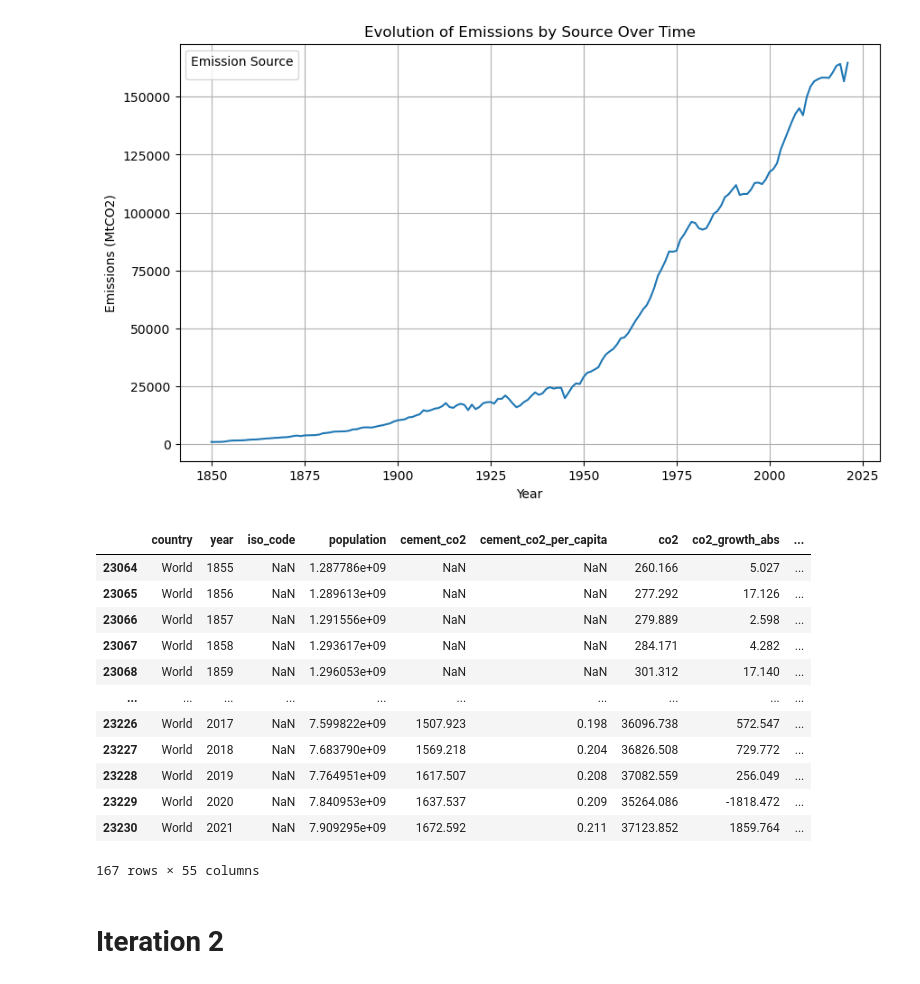
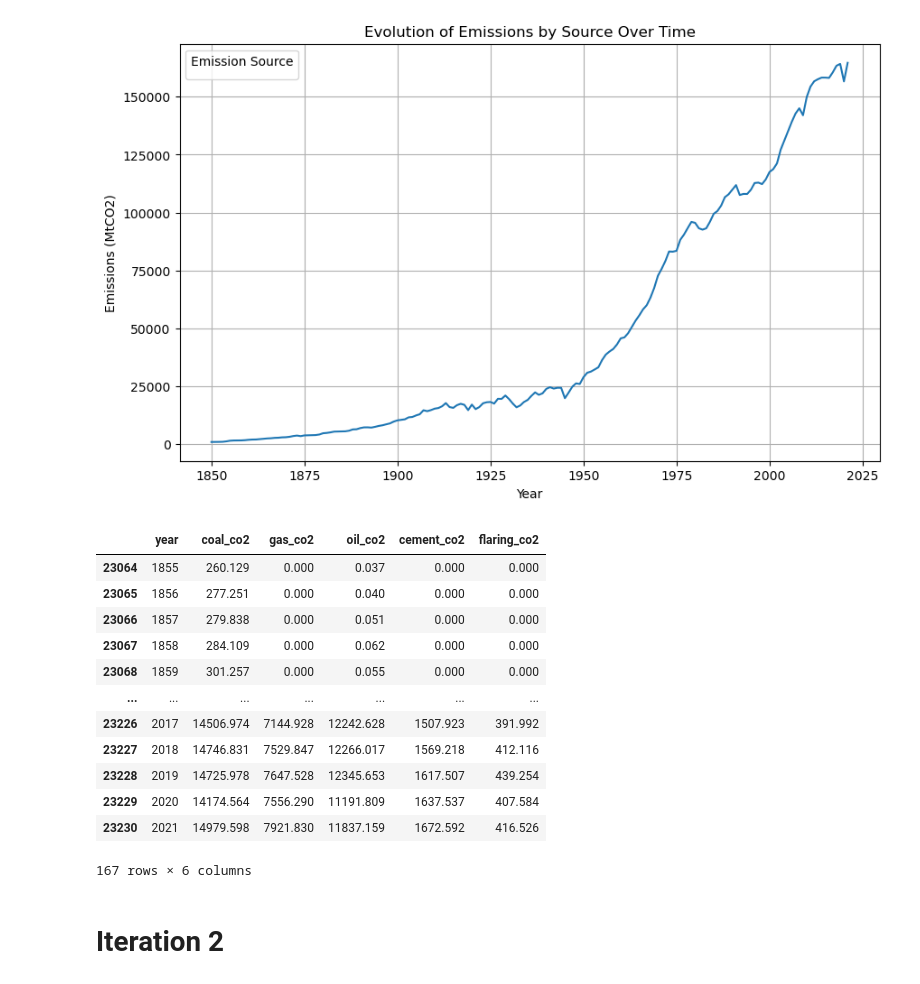
Before and after one commit to Sergio0602/Project-2--EDA, a Jupyter notebook: question-2.ipynb, the cells around one changed output. Saved outputs shown, nothing was run; the diff lists cells and outputs as text; code cells hidden in the pictures.

```diff
--- a/question-2.ipynb
+++ b/question-2.ipynb
@@ -330,7 +309,8 @@ los nulos pasan a ser ceros.
 # %%
 columns_to_check = ["cement_co2", "coal_co2", "flaring_co2", "gas_co2", "land_use_change_co2", "oil_co2"]
 
-df[columns_to_check].fillna(0, inplace=True)
+df[columns_to_check] = df[columns_to_check].fillna(0)
+
 
 info = pd.DataFrame({
     "Count": [df.shape[0]] * len(columns_to_check),
@@ -385,23 +361,22 @@ plt.show()
 No artists with labels found to put in legend.  Note that artists whose label start with an underscore are ignored when legend() is called with no argument.
 [figure]
 # %%
-df_world = df[df['country'] == 'World']
+df_world = df[df['country'] == 'World'][["year", "coal_co2", "gas_co2", "oil_co2","cement_co2", "flaring_co2"]]
 df_world
-# skim(df_world)
 # %% [output]
-|  | country | year | iso_code | population | cement_co2 | cement_co2_per_capita | co2 | co2_growth_abs | ... |
-| 23064 | World | 1855 | NaN | 1.287786e+09 | NaN | NaN | 260.166 | 5.027 | ... |
-| 23065 | World | 1856 | NaN | 1.289613e+09 | NaN | NaN | 277.292 | 17.126 | ... |
-| 23066 | World | 1857 | NaN | 1.291556e+09 | NaN | NaN | 279.889 | 2.598 | ... |
-| 23067 | World | 1858 | NaN | 1.293617e+09 | NaN | NaN | 284.171 | 4.282 | ... |
-| 23068 | World | 1859 | NaN | 1.296053e+09 | NaN | NaN | 301.312 | 17.140 | ... |
-| ... | ... | ... | ... | ... | ... | ... | ... | ... | ... |
-| 23226 | World | 2017 | NaN | 7.599822e+09 | 1507.923 | 0.198 | 36096.738 | 572.547 | ... |
-| 23227 | World | 2018 | NaN | 7.683790e+09 | 1569.218 | 0.204 | 36826.508 | 729.772 | ... |
-| 23228 | World | 2019 | NaN | 7.764951e+09 | 1617.507 | 0.208 | 37082.559 | 256.049 | ... |
-| 23229 | World | 2020 | NaN | 7.840953e+09 | 1637.537 | 0.209 | 35264.086 | -1818.472 | ... |
-| 23230 | World | 2021 | NaN | 7.909295e+09 | 1672.592 | 0.211 | 37123.852 | 1859.764 | ... |
+|  | year | coal_co2 | gas_co2 | oil_co2 | cement_co2 | flaring_co2 |
+| 23064 | 1855 | 260.129 | 0.000 | 0.037 | 0.000 | 0.000 |
+| 23065 | 1856 | 277.251 | 0.000 | 0.040 | 0.000 | 0.000 |
+| 23066 | 1857 | 279.838 | 0.000 | 0.051 | 0.000 | 0.000 |
+| 23067 | 1858 | 284.109 | 0.000 | 0.062 | 0.000 | 0.000 |
+| 23068 | 1859 | 301.257 | 0.000 | 0.055 | 0.000 | 0.000 |
+| ... | ... | ... | ... | ... | ... | ... |
+| 23226 | 2017 | 14506.974 | 7144.928 | 12242.628 | 1507.923 | 391.992 |
+| 23227 | 2018 | 14746.831 | 7529.847 | 12266.017 | 1569.218 | 412.116 |
+| 23228 | 2019 | 14725.978 | 7647.528 | 12345.653 | 1617.507 | 439.254 |
+| 23229 | 2020 | 14174.564 | 7556.290 | 11191.809 | 1637.537 | 407.584 |
+| 23230 | 2021 | 14979.598 | 7921.830 | 11837.159 | 1672.592 | 416.526 |
-167 rows × 55 columns
+167 rows × 6 columns
 # %% [markdown]
 # Iteration 2
 # %% [markdown]
```
Also changed, not shown: parts of 15 cells of this notebook, 5 other files.
